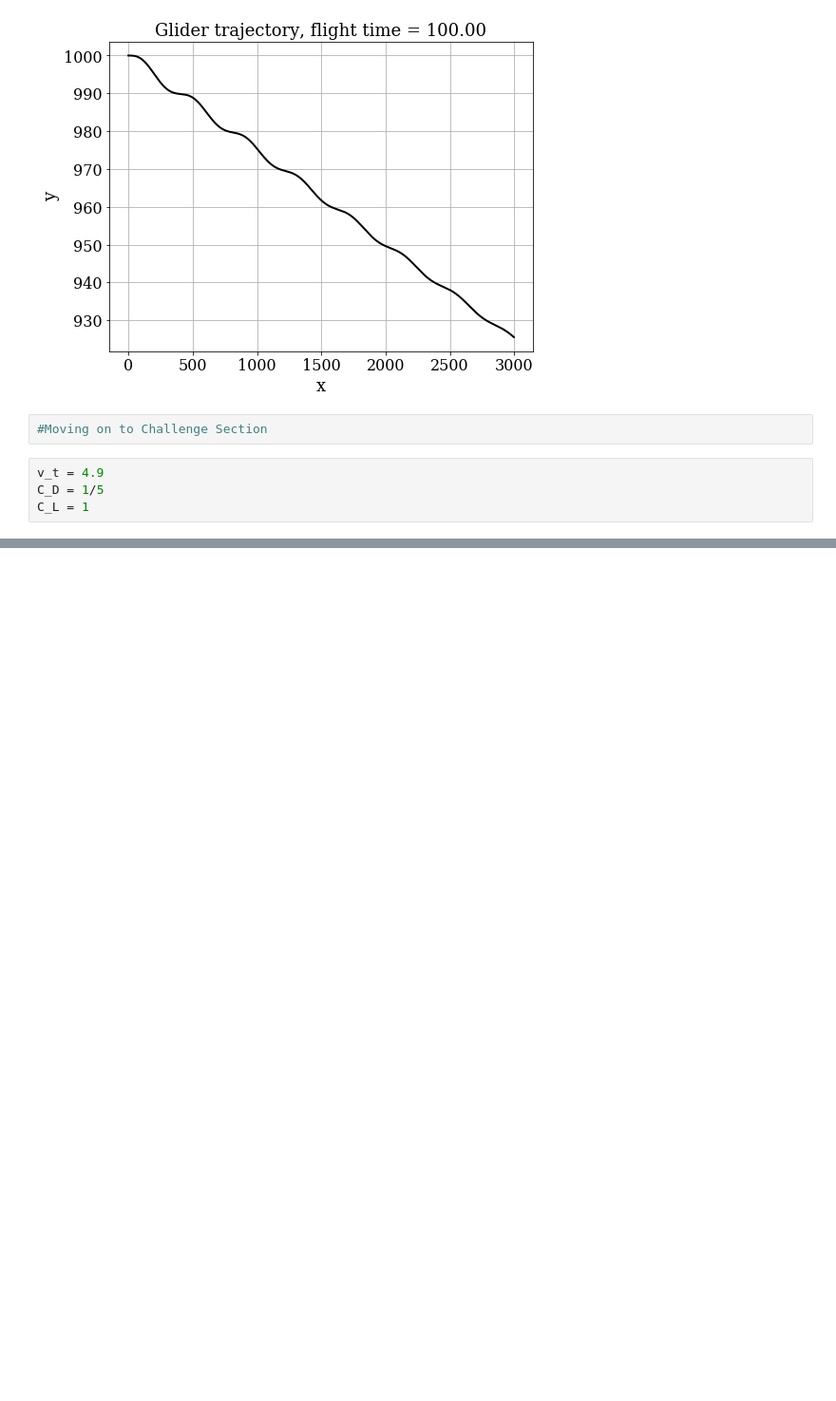
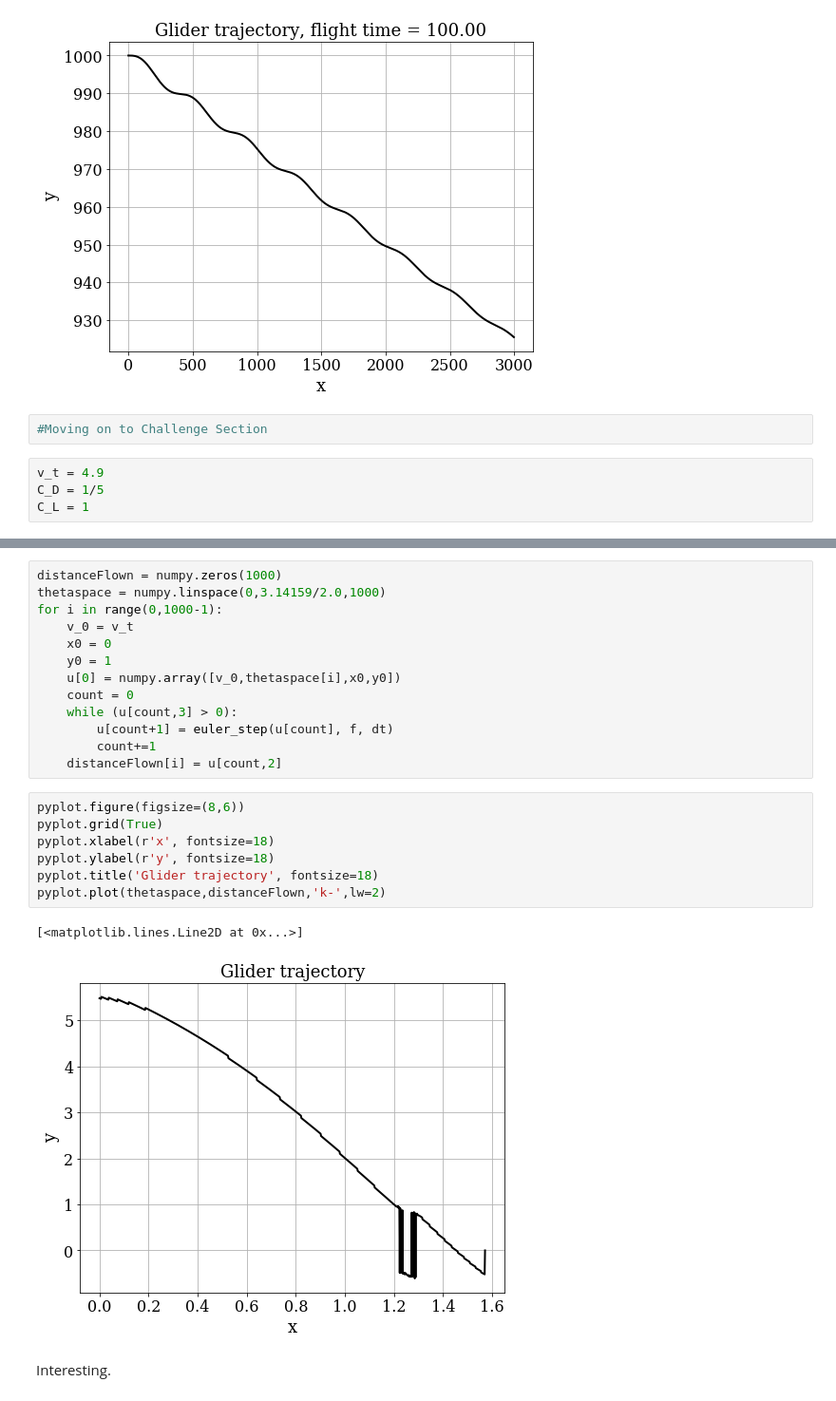
Before and after one commit to bryanhoffman/jupyterStuff, a Jupyter notebook: Untitled.ipynb, the cells around one changed output, grey strips where cells are left out. Shown at 95% size. Saved outputs shown, nothing was run; the diff lists cells and outputs as text; blank space fills up the shorter version.

```diff
--- a/Untitled.ipynb
+++ b/Untitled.ipynb
@@ -95,0 +122,25 @@ y0 = 1000
+# %%
+distanceFlown = numpy.zeros(1000)
+thetaspace = numpy.linspace(0,3.14159/2.0,1000)
+for i in range(0,1000-1):
+    v_0 = v_t
+    x0 = 0
+    y0 = 1
+    u[0] = numpy.array([v_0,thetaspace[i],x0,y0])
+    count = 0
+    while (u[count,3] > 0):
+        u[count+1] = euler_step(u[count], f, dt)
+        count+=1
+    distanceFlown[i] = u[count,2]
+# %%
+pyplot.figure(figsize=(8,6))
+pyplot.grid(True)
+pyplot.xlabel(r'x', fontsize=18)
+pyplot.ylabel(r'y', fontsize=18)
+pyplot.title('Glider trajectory', fontsize=18)
+pyplot.plot(thetaspace,distanceFlown,'k-',lw=2)
+# %% [output]
+[<matplotlib.lines.Line2D at 0x...>]
+[figure, added]
+# %% [markdown]
+Interesting.
```
Also changed, not shown: parts of 6 cells of this notebook.
